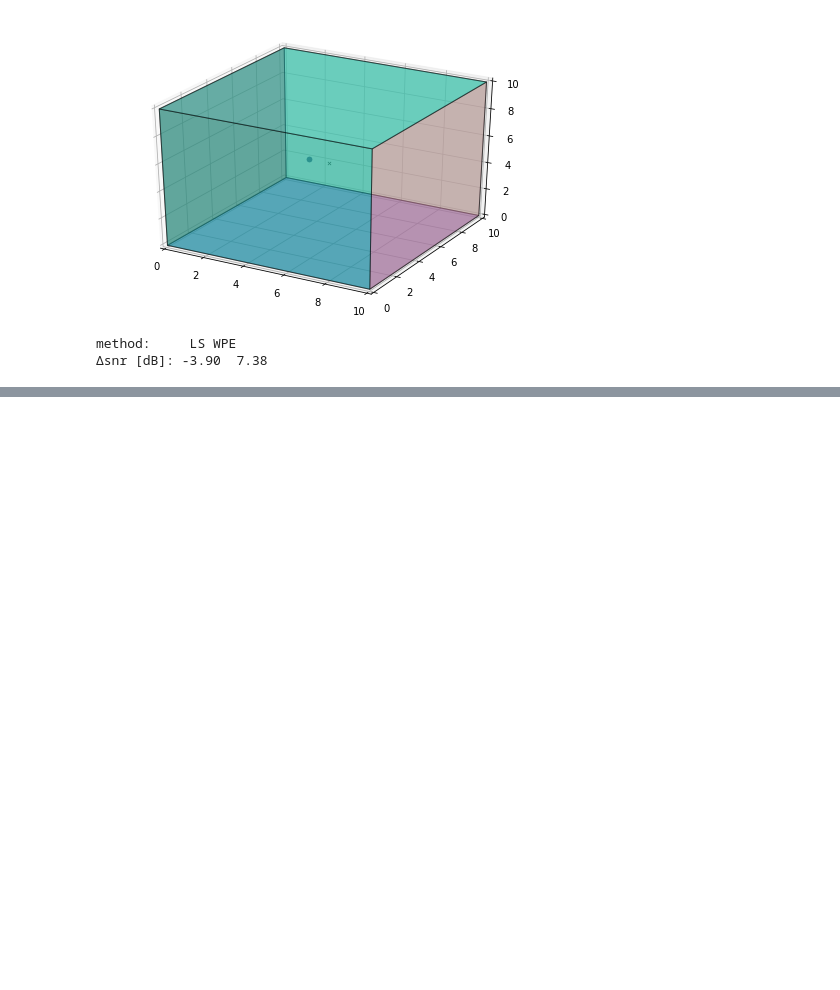
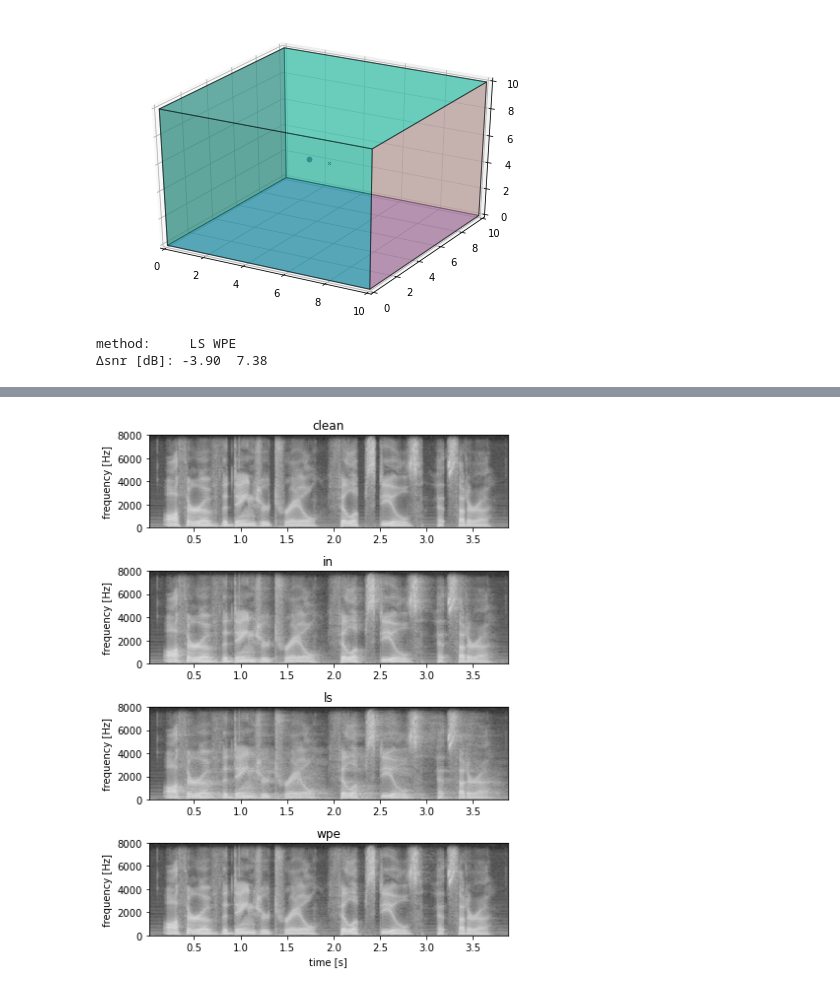
Before and after one commit to wrist/python_source_separation, a Jupyter notebook: section9/sample_code_c9.ipynb, the cells around one changed output, grey strips where cells are left out. Saved outputs shown, nothing was run; the diff lists cells and outputs as text; code cells hidden in the pictures; blank space fills up the shorter version.

Commit message:
Add spectrogram to sample_code_c9.ipynb

```diff
--- a/section9/sample_code_c9.ipynb
+++ b/section9/sample_code_c9.ipynb
@@ -327,0 +330,31 @@ display(Audio("dereverb_wpe_5_2.wav", rate=sample_rate))
+# %%
+fig, axes = plt.subplots(4, 1, figsize=(6,8))
+
+fig.set_tight_layout(True)
+
+spec_params = {"NFFT": 512,
+               "noverlap": 512 * (15/16),
+               "Fs": sample_rate,
+               "cmap": "gray",
+               "vmax": 0.0,
+               "vmin": -150.0}
+
+axes[0].specgram(multi_conv_data_no_reverb[0,:wave_len], **spec_params)
+axes[1].specgram(multi_conv_data[0,:wave_len], **spec_params)
+axes[2].specgram(x_dereverb_ls[:wave_len], **spec_params)
+axes[3].specgram(x_dereverb_wpe[:wave_len], **spec_params)
+
+axes[0].set_title("clean")
+axes[1].set_title("in")
+axes[2].set_title("ls")
+axes[3].set_title("wpe")
+
+axes[3].set_xlabel("time [s]")
+axes[0].set_ylabel("frequency [Hz]")
+axes[1].set_ylabel("frequency [Hz]")
+axes[2].set_ylabel("frequency [Hz]")
+axes[3].set_ylabel("frequency [Hz]")
+
+plt.show()
+# %% [output]
+[figure, added]
```
Also changed, not shown: parts of 1 cell of this notebook.
